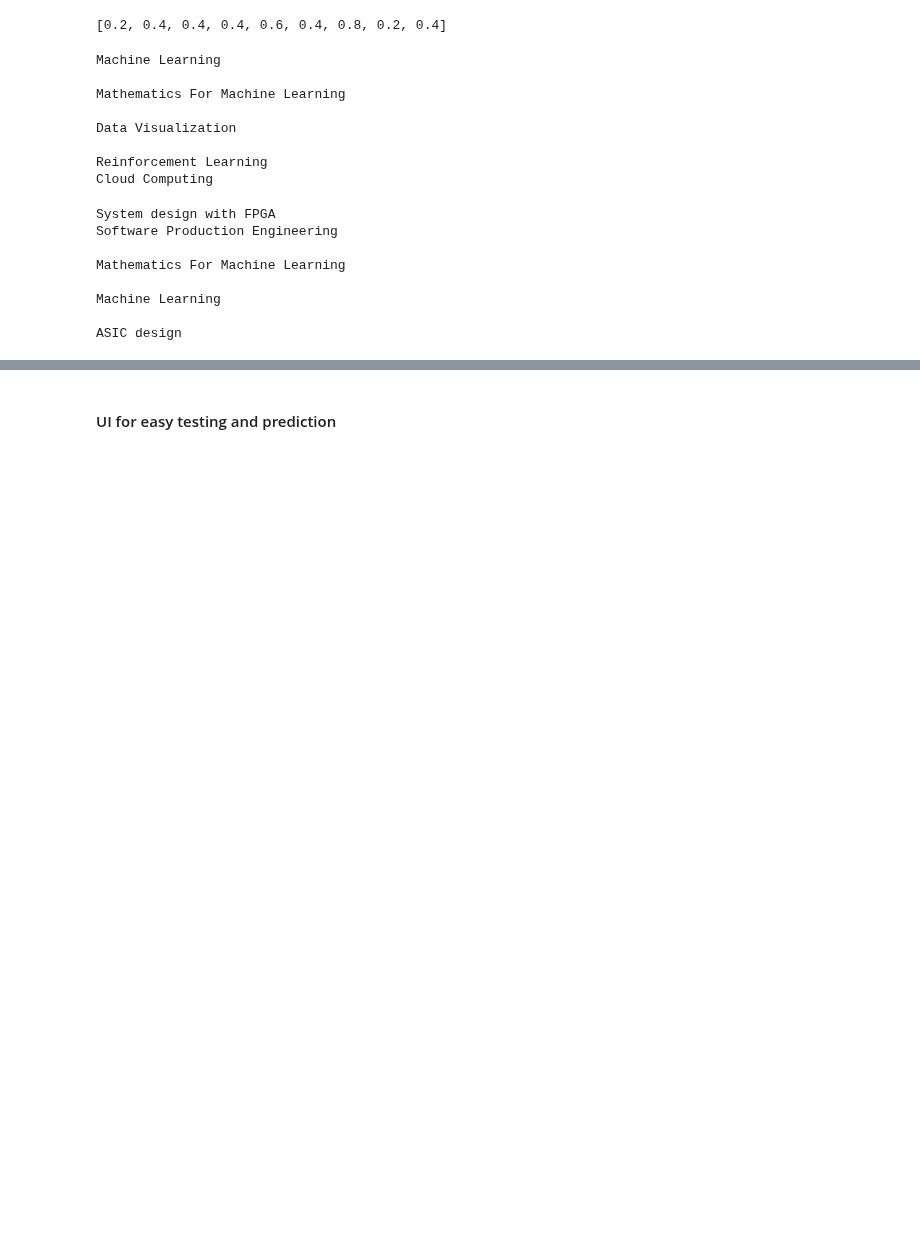
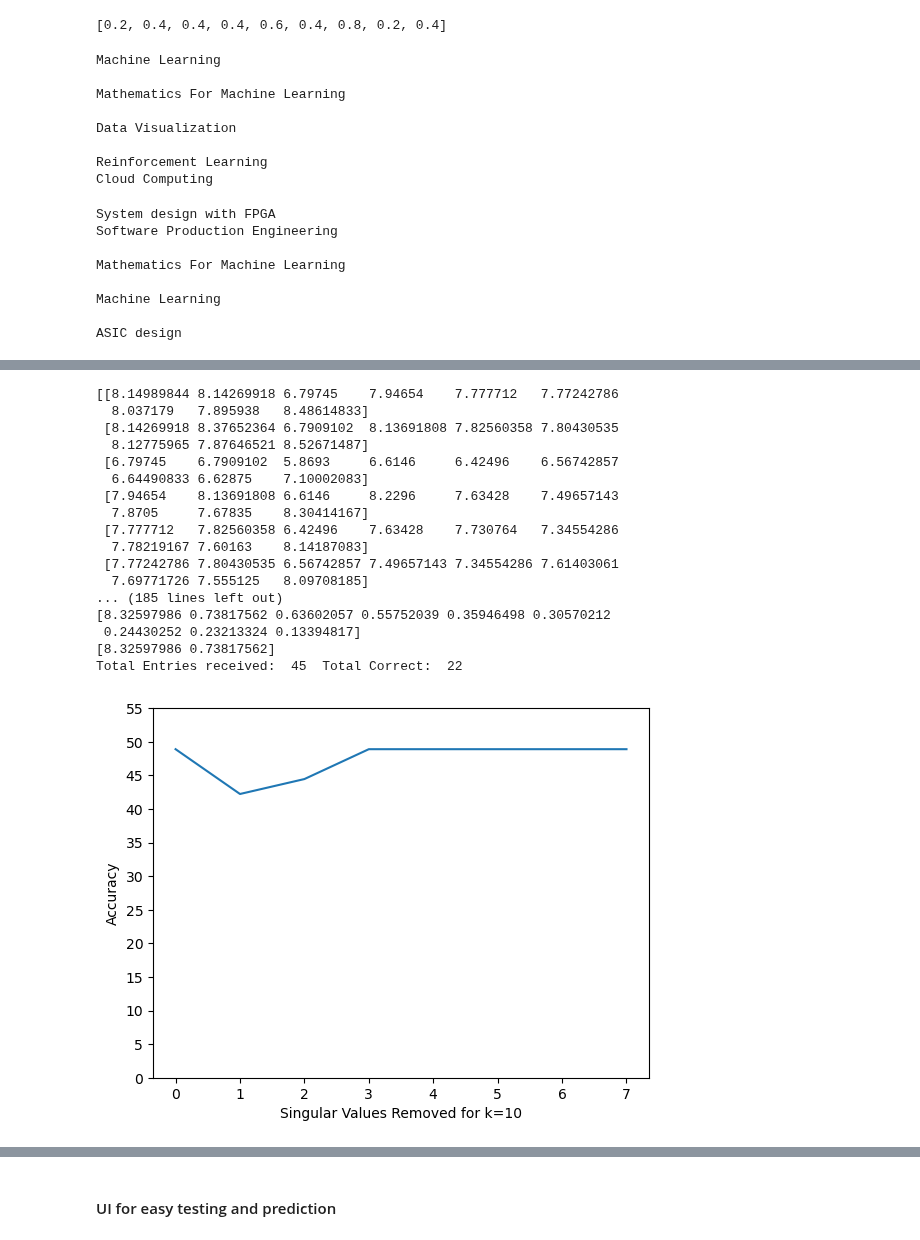
Before and after one commit to MnCSSJ4x/IIITB-Course-Recommendation-System, a Jupyter notebook: main.ipynb, the cells around one changed output, grey strips where cells are left out. Drawn from its saved outputs; the diff is of its cells as text; code cells hidden in the pictures; blank space fills up the shorter version.

```diff
--- a/main.ipynb
+++ b/main.ipynb
@@ -371,0 +402,37 @@ ASIC design
+# %%
+accuracy_list = []
+k = range(0,8)
+y_ticks = range(0,60)
+for i in range(0,8):
+    matrix,kmeans_object=cluster_to_matrix(X_train,y_train,10)
+    u,s,sigma,V_trans = ReducedSVD(matrix,to_remove=i)
+    matrix_clean = u@sigma@V_trans
+    matrix_clean = matrix_clean.astype('float')
+    y_pred = predict_for_dataset(X_test,kmeans_object,matrix_clean)
+    overall_val,per_point_val,y_sorted_actual = accuracy(y_pred,y_test)
+    accuracy_list.append(overall_val)
+plt.plot(k,accuracy_list)
+plt.xlabel('Singular Values Removed for k=10')
+plt.ylabel('Accuracy')
+plt.xticks(np.arange(min(k), max(k)+1, 1.0))
+plt.yticks(np.arange(min(y_ticks),max(y_ticks)+1,5.0))
+plt.show()
+# %% [output]
+[[8.14989844 8.14269918 6.79745    7.94654    7.777712   7.77242786
+  8.037179   7.895938   8.48614833]
+ [8.14269918 8.37652364 6.7909102  8.13691808 7.82560358 7.80430535
+  8.12775965 7.87646521 8.52671487]
+ [6.79745    6.7909102  5.8693     6.6146     6.42496    6.56742857
+  6.64490833 6.62875    7.10002083]
+ [7.94654    8.13691808 6.6146     8.2296     7.63428    7.49657143
+  7.8705     7.67835    8.30414167]
+ [7.777712   7.82560358 6.42496    7.63428    7.730764   7.34554286
+  7.78219167 7.60163    8.14187083]
+ [7.77242786 7.80430535 6.56742857 7.49657143 7.34554286 7.61403061
+  7.69771726 7.555125   8.09708185]
+... (185 lines left out)
+[8.32597986 0.73817562 0.63602057 0.55752039 0.35946498 0.30570212
+ 0.24430252 0.23213324 0.13394817]
+[8.32597986 0.73817562]
+Total Entries received:  45  Total Correct:  22
+[figure, added]
```
Also changed, not shown: parts of 7 cells of this notebook, 3 other files.
